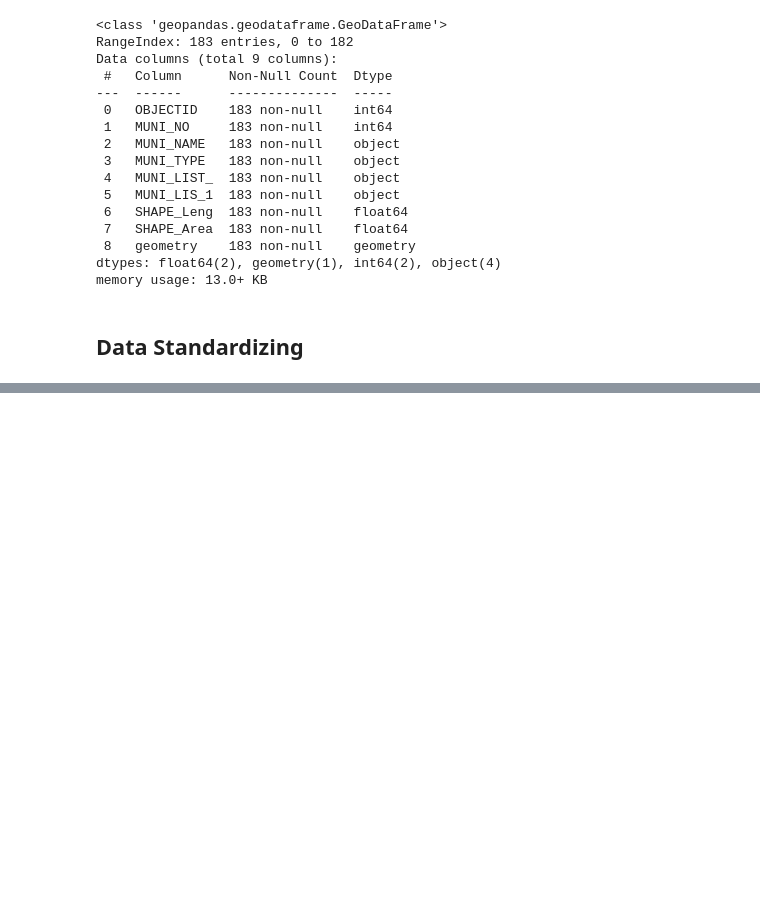
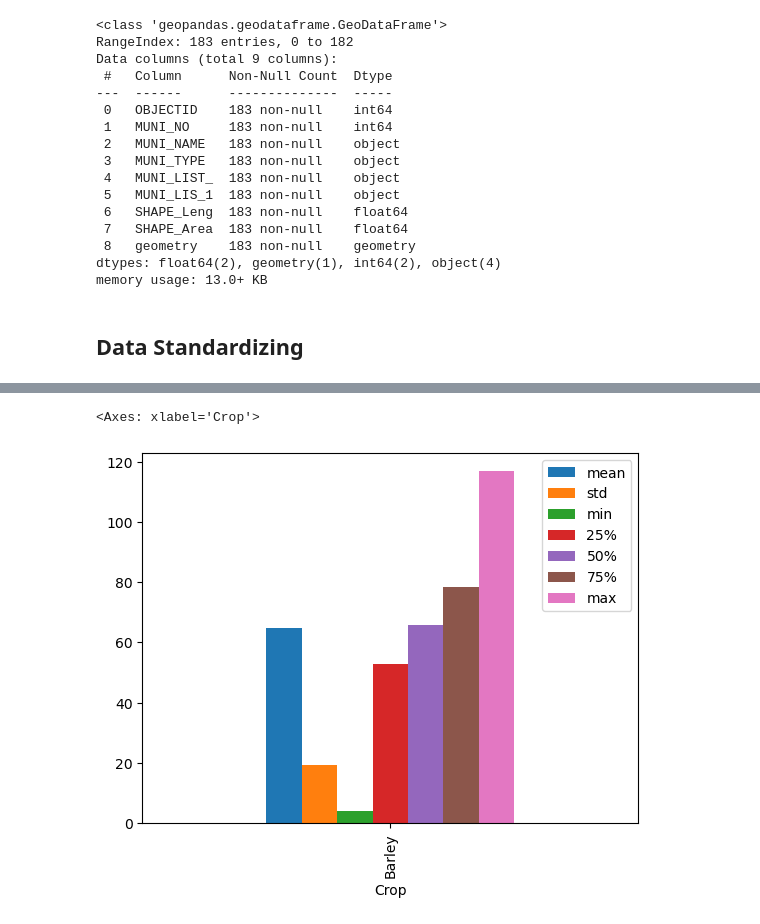
Before and after one commit to ruhidm/Palette_Cohort_5, a Jupyter notebook: Trainings/Training_Cohort_5.ipynb, the cells around one changed output, grey strips where cells are left out. Drawn from its saved outputs; the diff is of its cells as text; code cells hidden in the pictures; blank space fills up the shorter version.

```diff
--- a/Trainings/Training_Cohort_5.ipynb
+++ b/Trainings/Training_Cohort_5.ipynb
@@ -78,0 +214,6 @@ year - rm - 11 crop names - soil - farms- acres - yield
+# %%
+ds_des.loc[ds_des.index=='Barley']\
+    .plot(kind='bar')
+# %% [output]
+<Axes: xlabel='Crop'>
+[figure, added]
```
Also changed, not shown: parts of 28 cells of this notebook.
